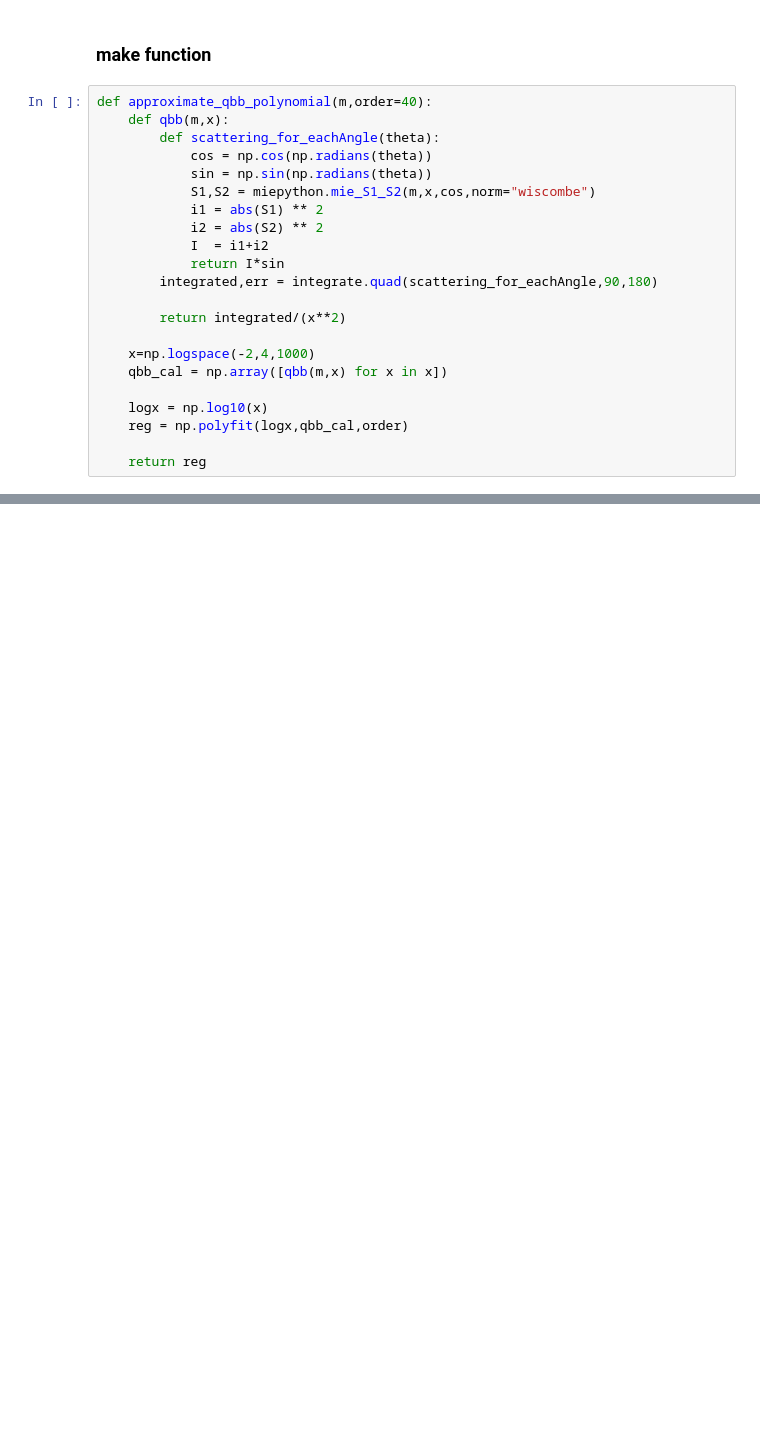
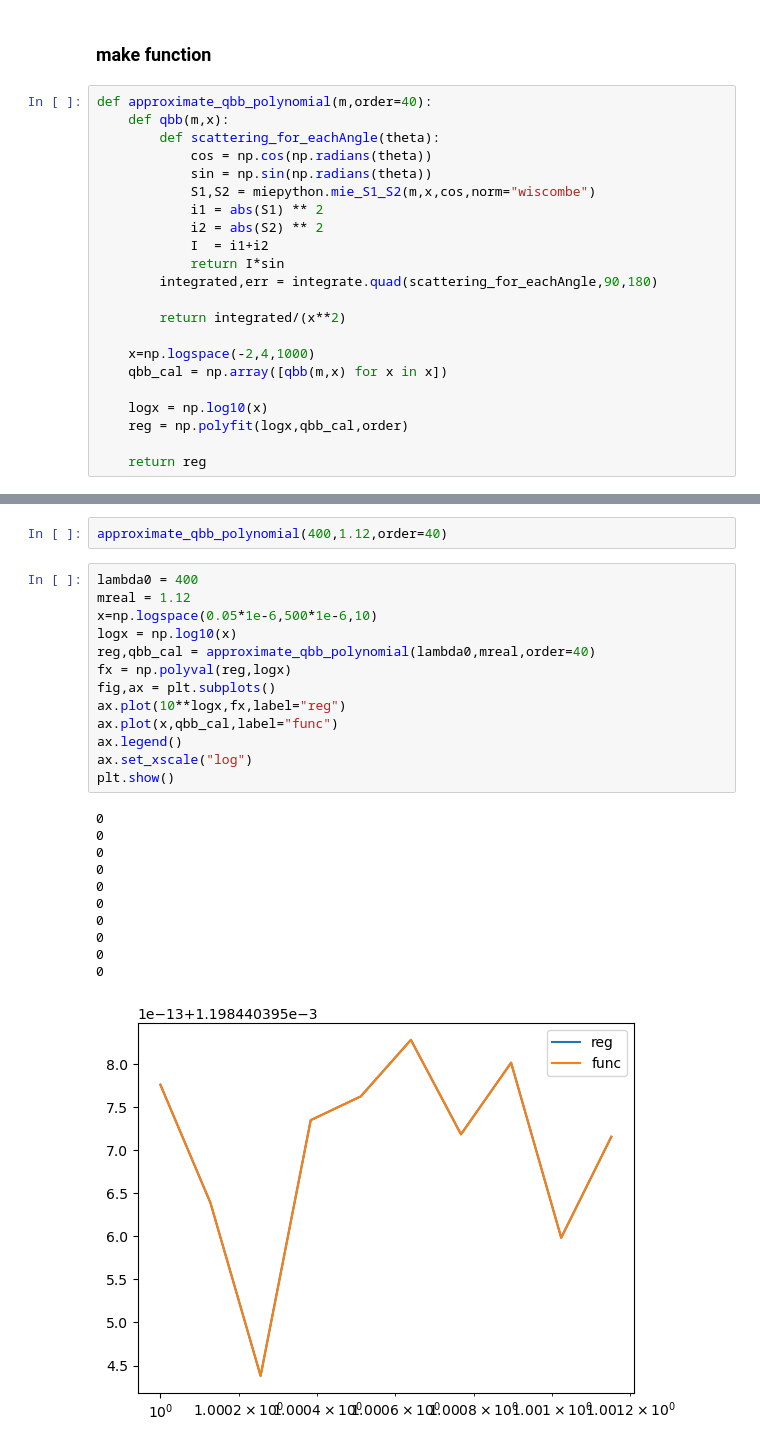
Before and after one commit to IshidaKota/MasterThesisWork, a Jupyter notebook: Github/BioOptical/src/Qbb_approximation.ipynb, the cells around one changed output, grey strips where cells are left out. Cells and saved outputs as stored; diff of their text form; blank space fills up the shorter version.

```diff
--- a/Github/BioOptical/src/Qbb_approximation.ipynb
+++ b/Github/BioOptical/src/Qbb_approximation.ipynb
@@ -125,0 +317,27 @@ def approximate_qbb_polynomial(m,order=40):
+# %%
+approximate_qbb_polynomial(400,1.12,order=40)
+# %%
+lambda0 = 400
+mreal = 1.12
+x=np.logspace(0.05*1e-6,500*1e-6,10)
+logx = np.log10(x)
+reg,qbb_cal = approximate_qbb_polynomial(lambda0,mreal,order=40)
+fx = np.polyval(reg,logx)
+fig,ax = plt.subplots()
+ax.plot(10**logx,fx,label="reg")
+ax.plot(x,qbb_cal,label="func")
+ax.legend()
+ax.set_xscale("log")
+plt.show()
+# %% [output]
+0
+0
+0
+0
+0
+0
+0
+0
+0
+0
+[figure, added]
```
Also changed, not shown: parts of 11 cells of this notebook, 2 other files.
